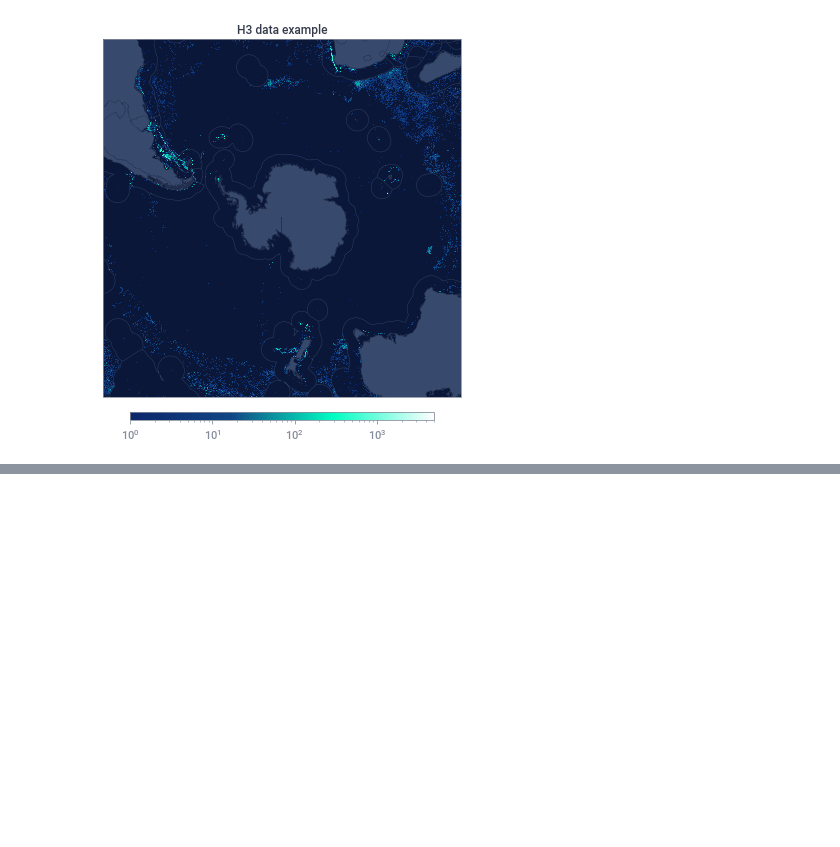
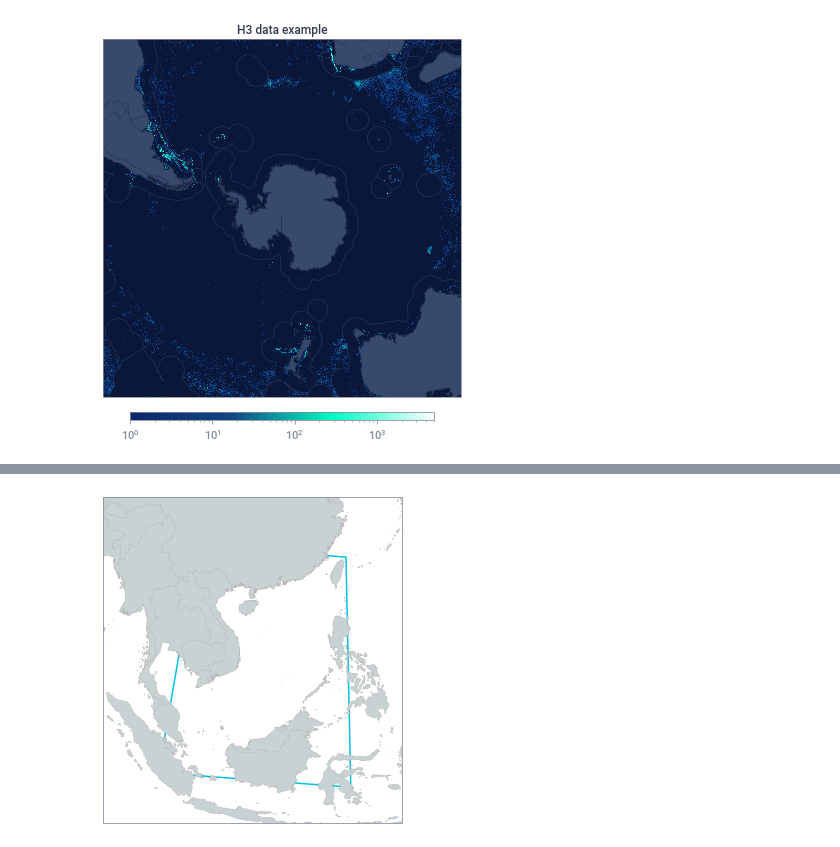
Before and after one commit to GlobalFishingWatch/pyseas, a Jupyter notebook: pyseas/doc/Examples.ipynb, the cells around one changed output, grey strips where cells are left out. Cells and saved outputs as stored; diff of their text form; code cells hidden in the pictures; blank space fills up the shorter version.

```diff
--- a/pyseas/doc/Examples.ipynb
+++ b/pyseas/doc/Examples.ipynb
@@ -637,7 +665,7 @@ First get some data using a query similar to:
 # %%
 df = pd.read_csv("data/polar_fishing_h3_7.csv.zip")
 polar_h3cnts_7 = {
-    np.uint64(int(x.h3, 16)): x.cnt for x in polar_fishing_h3_7.itertuples()
+    np.uint64(int(x.h3, 16)): x.cnt for x in df.itertuples()
 }
 
 fig = plt.figure(figsize=(14, 7))
@@ -667,0 +701,27 @@ with psm.context(psm.styles.dark):
+# %%
+# South China Sea extents according to Marine Regions
+lon_min, lon_max = 102.2385, 122.1513
+lat_min, lat_max = -3.2287, 25.5673
+
+ll_corners = [
+    (lon_min, lat_min),
+    (lon_max, lat_min),
+    (lon_max, lat_max),
+    (lon_min, lat_max),
+]
+# %%
+# First plot using `ax.plot`
+
+# When plotting a polygon using ax.plot, you need to include the first corner at the end
+five_corners = ll_corners + ll_corners[:1]
+
+with psm.context(psm.styles.light):
+    fig = plt.figure(figsize=(18, 6))
+    ax = psm.create_map(projection="country.china")
+    psm.add_land()
+    psm.add_countries()
+    ax.plot([x for (x, y) in five_corners], [y for (x, y) in five_corners],
+            transform=psm.identity, zorder=0)
+    ax.set_extent((lon_min - 5, lon_max + 5, lat_min - 5, lat_max + 5), crs=psm.identity)
+# %% [output]
+[figure, added]
```
Also changed, not shown: parts of 9 cells of this notebook, 4 other files.
